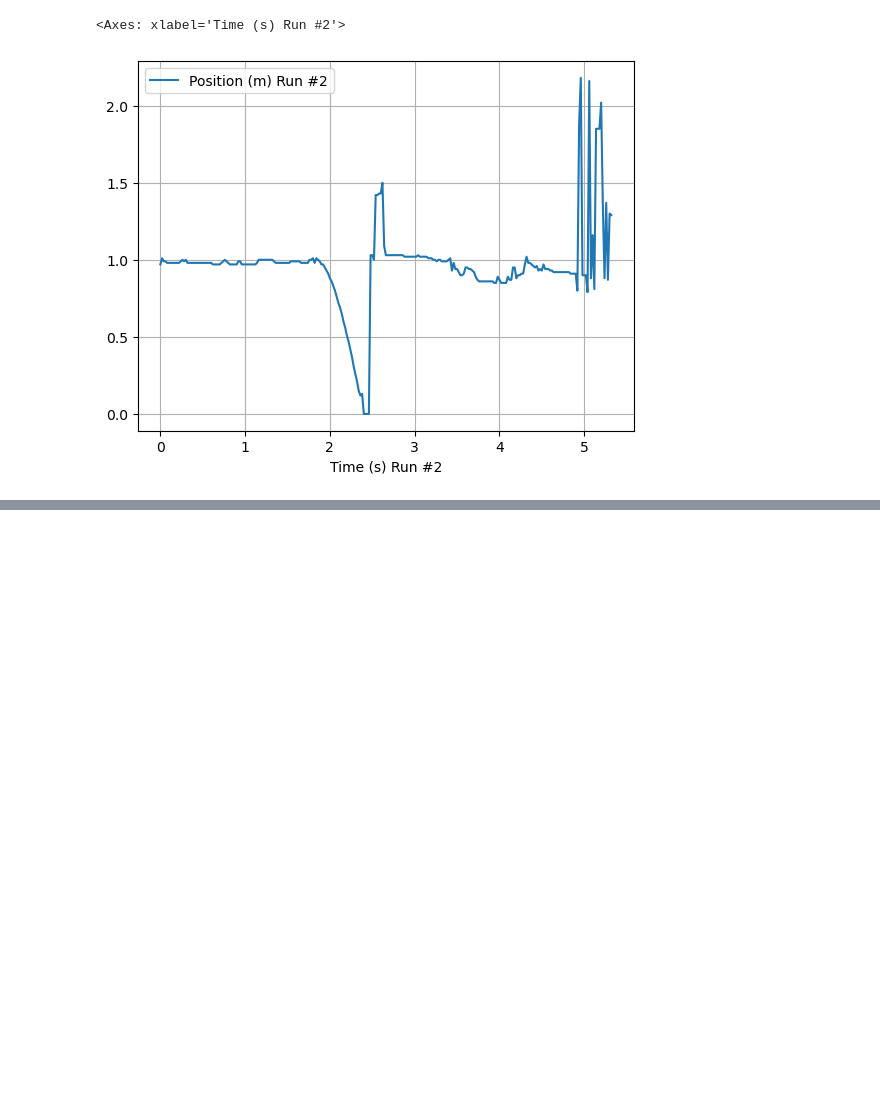
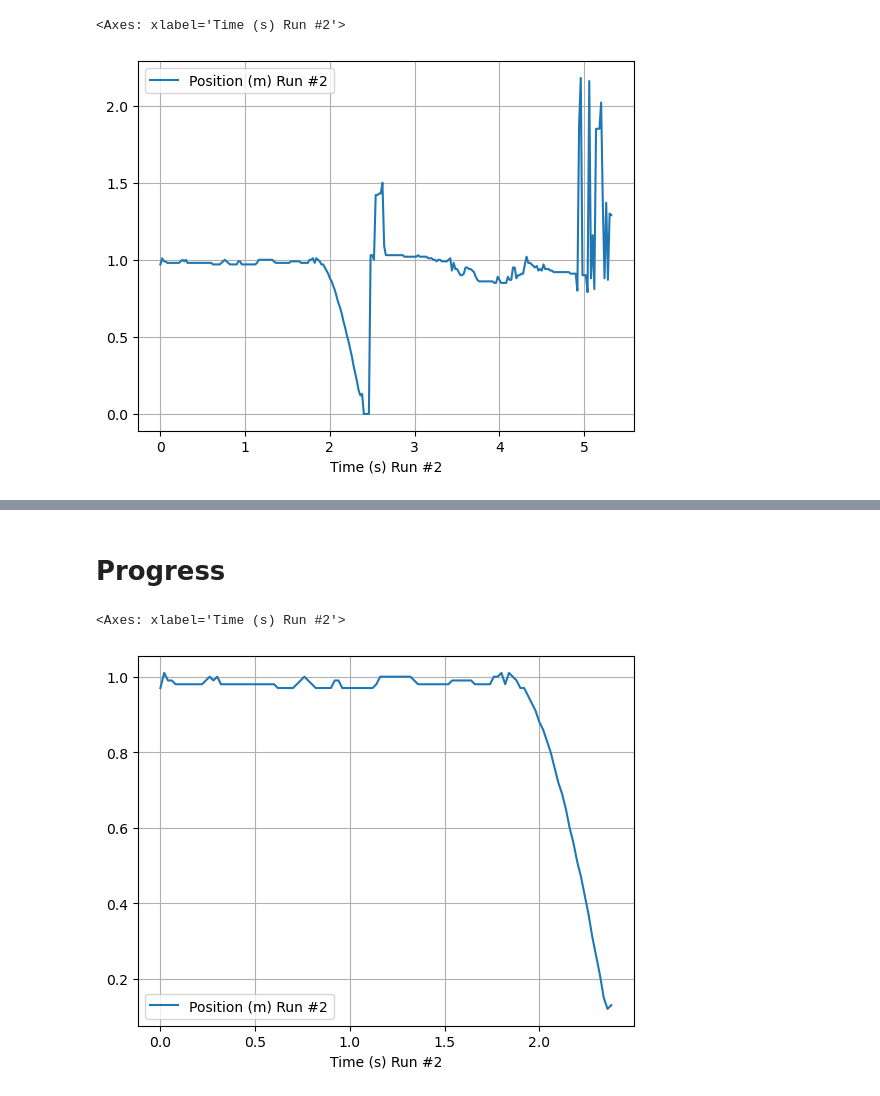
Before and after one commit to FabioCastroMorffi/SF-2, a Jupyter notebook: week-4/data _coff.ipynb, the cells around one changed output, grey strips where cells are left out. Saved outputs shown, nothing was run; the diff lists cells and outputs as text; code cells hidden in the pictures; blank space fills up the shorter version.

Commit message:
somehow finished clean data function

```diff
--- a/week-4/data _coff.ipynb
+++ b/week-4/data _coff.ipynb
@@ -24,0 +10,32 @@ ValueError: cannot convert float NaN to integer
+# %%
+coffee_df = pd.read_csv('data_for_coffee.csv')
+#replaces NaNs with arbitrary values on given data frame
+new_df = coffee_df.fillna(9)
+def cleanData(coffee_df):
+    num_columns = len(coffee_df.columns) #number of columns
+    for pos_column in range(int(num_columns/4)): #there are 4 columns for this type of csv file
+
+
+
+
+
+
+#Splitting df into 1 column
+position_df = new_df['Position (m) Run #2']
+
+#Function that returns the minimum value in position and its index
+def minVal(position_df):
+    index = 0
+    min = position_df.at[0]
+    for i in range(1, len(position_df)):
+        curr = position_df.at[i]
+        if curr < min:
+            min = curr
+            index = i
+    return [min, index]
+answer = minVal(position_df)
+
+#Truncate df with respect to the index found in minVal
+truncated_df = coffee_df.iloc[:120, :4]
+
+truncated_df
@@ -24,0 +56,7 @@ ValueError: cannot convert float NaN to integer
+# %% [markdown]
+# Progress
+# %%
+truncated_df[["Time (s) Run #2","Position (m) Run #2"]].plot(x = "Time (s) Run #2" , y = "Position (m) Run #2", kind="line", grid=True)
+# %% [output]
+<Axes: xlabel='Time (s) Run #2'>
+[figure, added]
```
Also changed, not shown: parts of 3 cells of this notebook, 3 other files.
